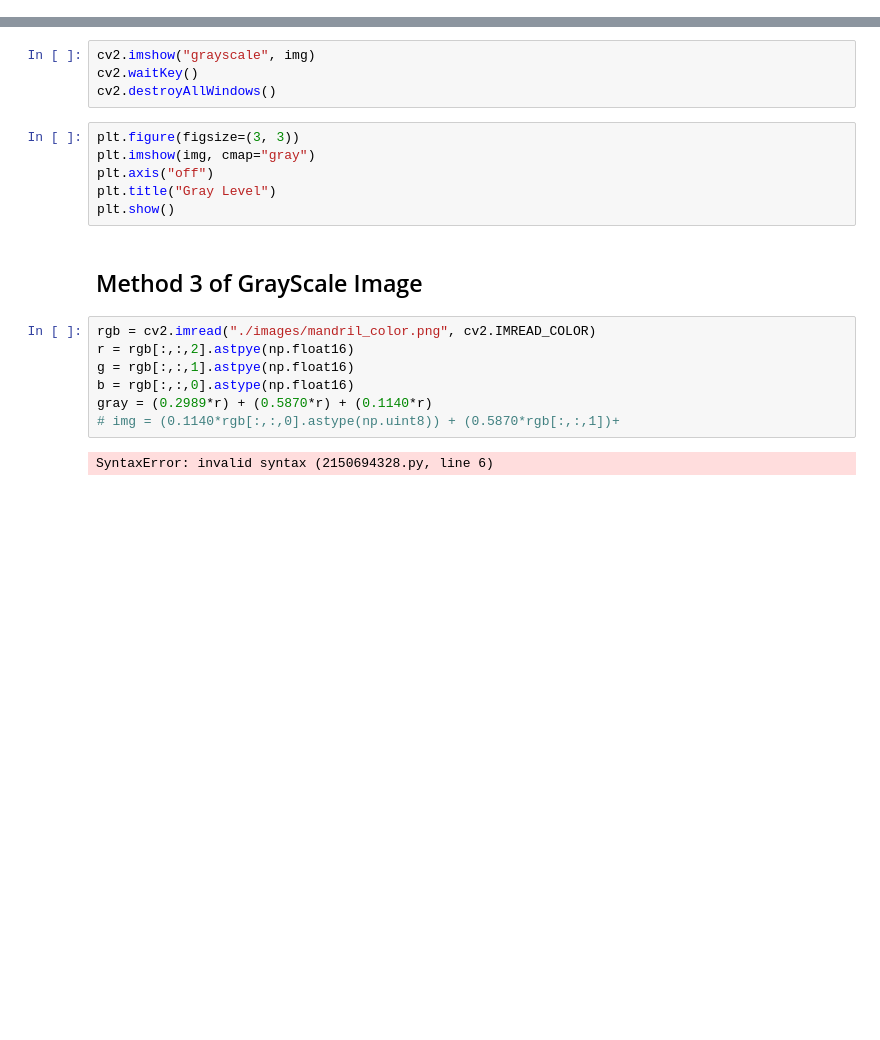
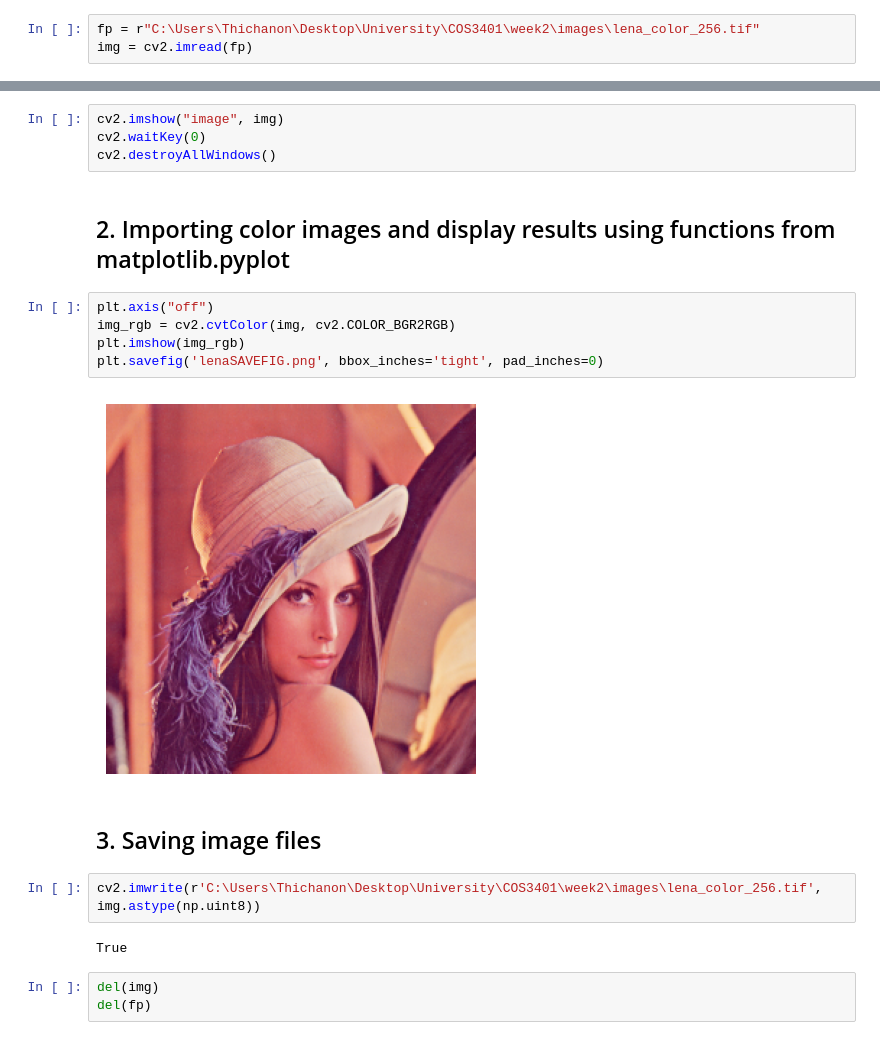
Before and after one commit to 3chammmpppthichanon/University, a Jupyter notebook: COS3401/week2/reviews.ipynb, the cells around one changed output, grey strips where cells are left out. Saved outputs shown, nothing was run; the diff lists cells and outputs as text; blank space fills up the shorter version.

```diff
--- a/COS3401/week2/reviews.ipynb
+++ b/COS3401/week2/reviews.ipynb
@@ -12,0 +9,3 @@ img = cv2.cvtColor(img,cv2.COLOR_BGR2GRAY)
+# %%
+fp = r"C:\Users\Thichanon\Desktop\University\COS3401\week2\images\lena_color_256.tif"
+img = cv2.imread(fp)
@@ -13,21 +18,22 @@ img = cv2.cvtColor(img,cv2.COLOR_BGR2GRAY)
 # %%
-cv2.imshow("grayscale", img)
-cv2.waitKey()
+cv2.imshow("image", img)
+cv2.waitKey(0)
 cv2.destroyAllWindows()
-# %%
-plt.figure(figsize=(3, 3))
-plt.imshow(img, cmap="gray")
-plt.axis("off")
-plt.title("Gray Level")
-plt.show()
-# %% [markdown]
-## Method 3 of GrayScale Image
-# %%
-rgb = cv2.imread("./images/mandril_color.png", cv2.IMREAD_COLOR)
-r = rgb[:,:,2].astpye(np.float16)
-g = rgb[:,:,1].astpye(np.float16)
-b = rgb[:,:,0].astype(np.float16)
-gray = (0.2989*r) + (0.5870*r) + (0.1140*r)
-# img = (0.1140*rgb[:,:,0].astype(np.uint8)) + (0.5870*rgb[:,:,1])+
-# %% [output]
-SyntaxError: invalid syntax (2150694328.py, line 6)
+# %% [markdown]
+## 2. Importing color images and display results using functions from matplotlib.pyplot
+# %%
+plt.axis("off")
+img_rgb = cv2.cvtColor(img, cv2.COLOR_BGR2RGB)
+plt.imshow(img_rgb)
+plt.savefig('lenaSAVEFIG.png', bbox_inches='tight', pad_inches=0)
+# %% [output]
+[figure, added]
+# %% [markdown]
+## 3. Saving image files
+# %%
+cv2.imwrite(r'C:\Users\Thichanon\Desktop\University\COS3401\week2\images\lena_color_256.tif', img.astype(np.uint8))
+# %% [output]
+True
+# %%
+del(img)
+del(fp)
```
Also changed, not shown: parts of 18 cells of this notebook, 3 other files.
